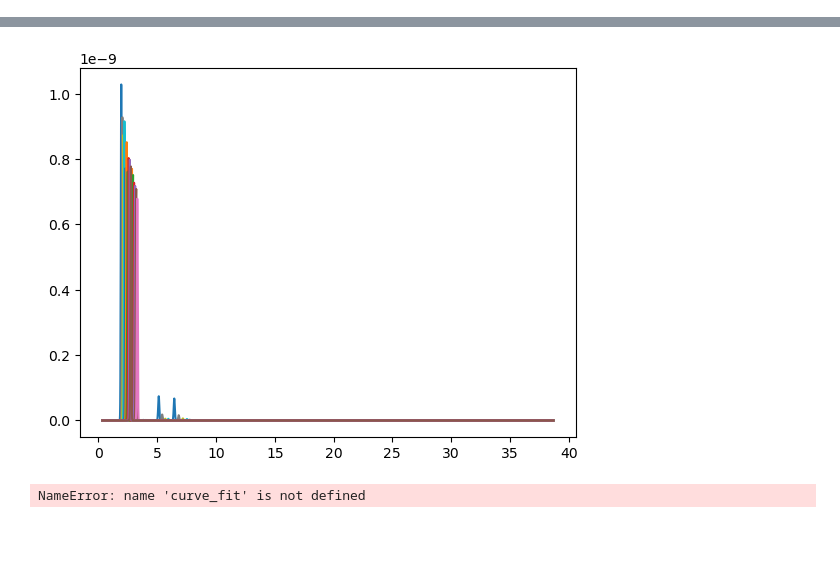
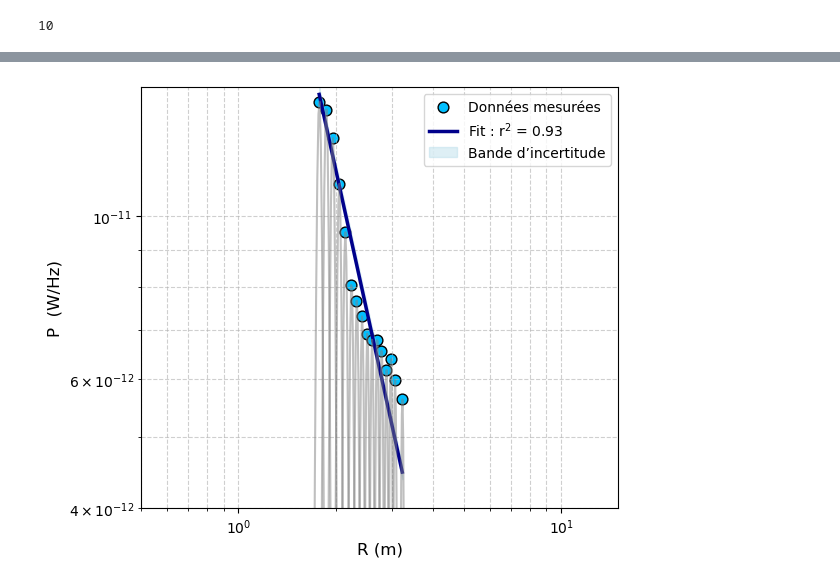
Before and after one commit to Nicolasallet/Dku-toolbox, a Jupyter notebook: radar_mesure/test.ipynb, the cells around one changed output, grey strips where cells are left out. Saved outputs shown, nothing was run; the diff lists cells and outputs as text; code cells hidden in the pictures; blank space fills up the shorter version.

```diff
--- a/radar_mesure/test.ipynb
+++ b/radar_mesure/test.ipynb
@@ -10,13 +10,11 @@ from matplotlib.lines import Line2D
 from matplotlib.patches import Patch
 
 from scipy.optimize import curve_fit
-lambdaa = c/(13.5e9)
+
+c = 299792458
+lambdaa = c/(17.5e9)
 sigmacr13 = (np.pi*4*0.3302**4)/(3*lambdaa**2)
 
-
-def func(R, c):
-    # return np.sqrt(c * sigmacr13 / (R**4))
-    return (c * sigmacr13 / (R**4))
 
 def bin_to_dist(x,pad_factor=1):
     c = 299792458
@@ -31,9 +29,9 @@ def bin_to_dist(x,pad_factor=1):
 
 
 # Chemin vers le fichier
-dat = glob.glob('/home/nicolas/Documents/Dku-toolbox/data/newcod/13GHz_plu*.txt')
-dat.sort()
+data = glob.glob('/home/nicolas/Documents/Dku-toolbox/data/newcod/17GHz_erk*.txt')
+data.sort()
 # Création de l'instance
 ri = []
-[ri.append(RadarMesure(i,beta = 8, pad_factor = 5)) for i in dat]
+[ri.append(RadarMesure(i,beta = 8, pad_factor = 5)) for i in data]
 # %% [output]
@@ -41,19 +54,24 @@ ModuleNotFoundError: No module named 'sklearn'
+# %%
+def func(R, c):
+    return np.sqrt(c * sigmacr13 / (R**4))
+print(ri[0].numero)
+# %% [output]
+10
 # %%
 pic = []
 
 for i in ri :
     df = i.df
-    plt.plot(df.index,df.copol**2)
+    peaks,prop = find_peaks(df.copol.loc[0.4:5],height=1e-6)
+    if len(peaks) != 0 :
+        pic.append((bin_to_dist(peaks[0],5)+0.4,prop['peak_heights'][0]**2))
+#    plt.plot(df.index,df.copol,label = i.numero)
 
-    peaks,prop = find_peaks(df.copol.loc[0.4:5],height=2e-5)
-    print(peaks)
-    if len(peaks) != 0 :
-        pic.append((bin_to_dist(peaks[0],5)+0.4,prop['peak_heights'][0]))
+#plt.xlim(0,4)
+#plt.legend()
+#plt.show()
 
-    dfpic = pd.DataFrame(pic).sort_values(by=[0])
-
-plt.show()
-
+dfpic = pd.DataFrame(pic).sort_values(by=[0])
 df_corrigé=dfpic
 
 X= np.asarray(df_corrigé[0])
@@ -86,11 +104,9 @@ y_fit_lower = (func(x_fit, *(popt[0] - c_err,)))
 # Visualisation du fit calibration avec |S(t)| en y et distance R en x
 fig, ax = plt.subplots(figsize=(6, 5))
 
-for dat in data[:] :
-
-    df = utils2.raw_to_mean_spectrum(dat,beta,pad_factor)[0]
-    df.index = df.index-offset
-    ax.plot(df.index,df['copol'],color = 'grey', alpha = 0.5)
+#for i in ri :
+#    df = i.df
+#    ax.plot(df.index,df['copol']**2,color = 'grey', alpha = 0.5)
 
 
 # Scatter des points mesurés
@@ -98,22 +114,26 @@ ax.scatter(X, y, s=60, facecolors='deepskyblue', edgecolors='black', label='Donn
 
 
 # Tracer la courbe de fit
-ax.plot(x_fit, y_fit, color='darkblue', linewidth=2.5, label=f'Fit : c = {popt[0]:.3e} ± {c_err:.1e}\n r$^2$ = {r2 :.2f}')
+ax.plot(x_fit, y_fit, color='darkblue', linewidth=2.5, label=f'Fit : r$^2$ = {r2 :.2f}')
 
 # Tracer la bande d’incertitude
 ax.fill_between(x_fit, y_fit_lower, y_fit_upper, color='lightblue', alpha=0.4, label='Bande d’incertitude')
 
-# Ajouter l'équation en LaTeX sur la figure
-eq_text = r"$|S(t)|^2 = \dfrac{c \, \sigma^0_{cr}}{R^4}$"
-ax.text(0.65, 0.70, eq_text, transform=ax.transAxes, fontsize=14,
-        verticalalignment='top', bbox=dict(boxstyle="round", facecolor="white", alpha=0.6))
 
+
+for i in ri :
+    df = i.df
+
+    ax.plot(df.index,df['copol']**2,color = 'grey', alpha = 0.5)
 
 # Titres et labels
 ax.set_xlabel("R (m)", fontsize=12)
-ax.set_ylabel(r"$|S(t)|$", fontsize=12)
-ax.set_title("before_realignment-13", fontsize=14)
-ax.set_xlim(0,4)
+ax.set_ylabel(r"P  (W/Hz)", fontsize=12)
+#ax.set_title("before_realignment-13", fontsize=14)
+ax.set_xlim(.5 ,15)
+ax.set_ylim(.4e-11,1.5e-11)
+ax.set_yscale('log')
+ax.set_xscale('log')
 
 # Grille et légende
 ax.grid(True, which='both', linestyle='--', alpha=0.6)
@@ -143,2 +147 @@ plt.show()
-[figure, old version]
+[figure, new version]
-NameError: name 'curve_fit' is not defined
```
Also changed, not shown: parts of 2 cells of this notebook, 8 other files.
